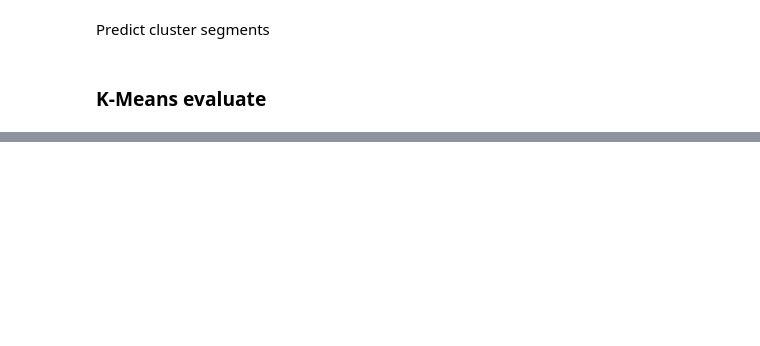
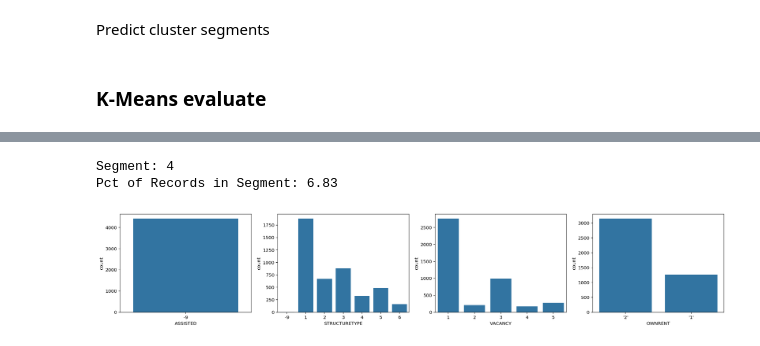
Before and after one commit to MiguelAMartinez/american-housing-survey, a Jupyter notebook: EDA.ipynb, the cells around one changed output, grey strips where cells are left out. Saved outputs shown, nothing was run; the diff lists cells and outputs as text; code cells hidden in the pictures; blank space fills up the shorter version.

```diff
--- a/EDA.ipynb
+++ b/EDA.ipynb
@@ -287,0 +332,6 @@ def plot_cluster_demographics(k, pca_features, kmeans_labels):
+# %%
+plot_segment(4)
+# %% [output]
+Segment: 4
+Pct of Records in Segment: 6.83
+[figure, added]
```
Also changed, not shown: parts of 14 cells of this notebook.
